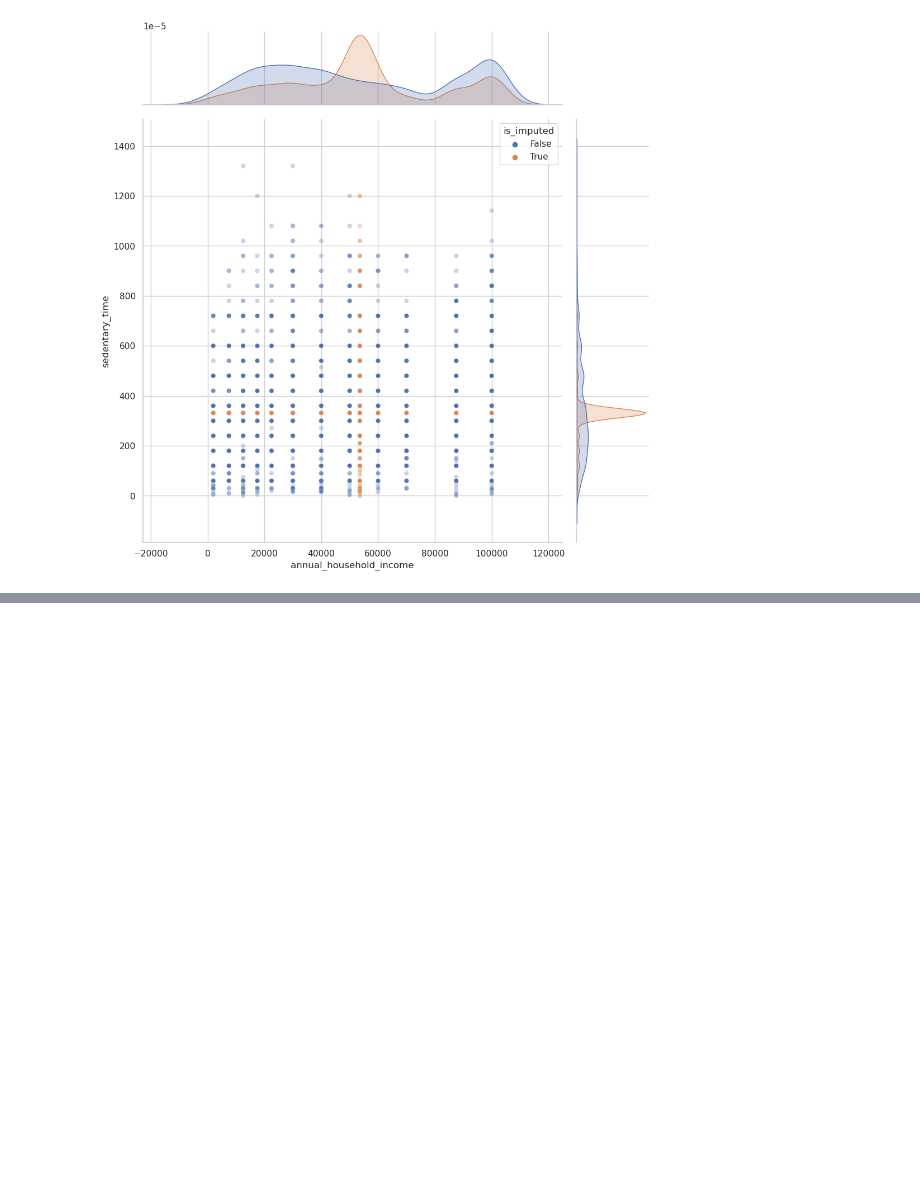
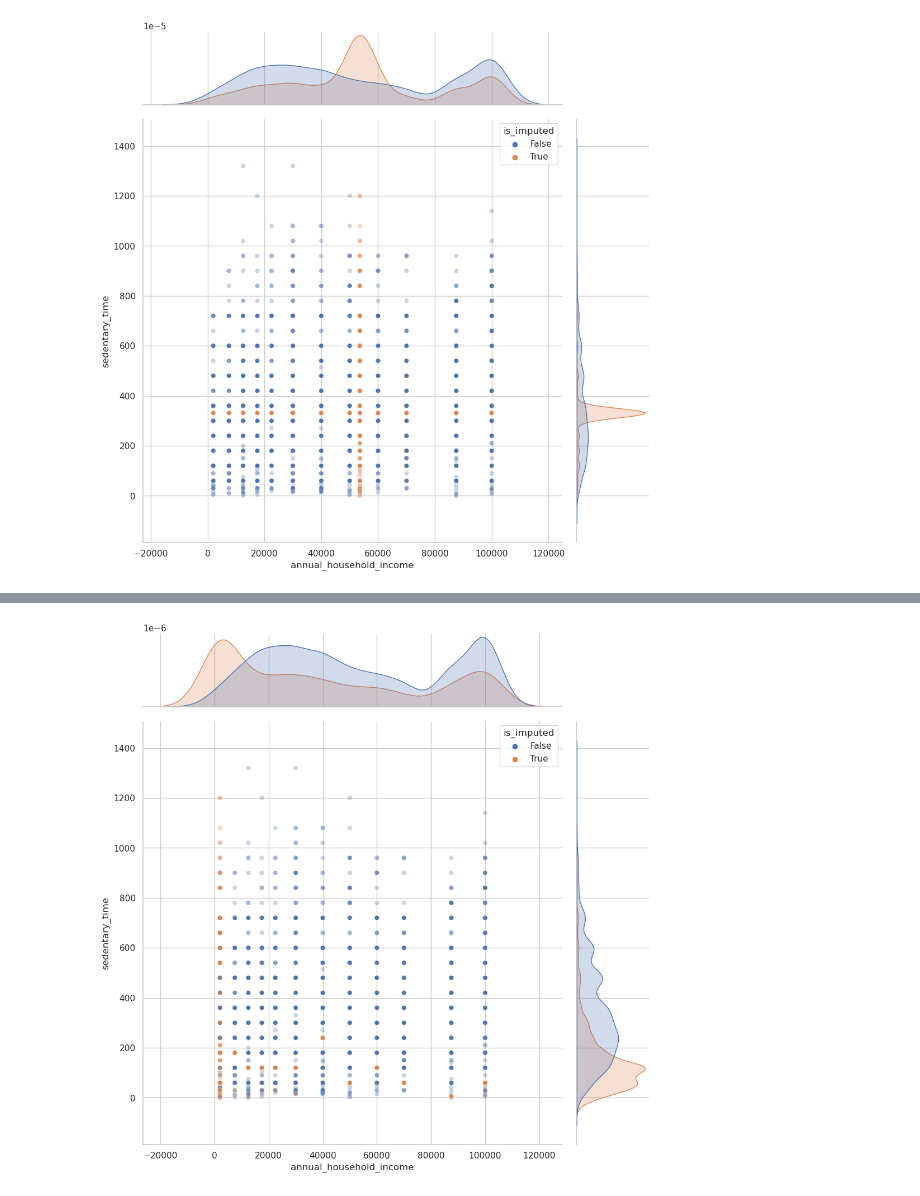
Before and after one commit to fenilenvinileno97/missing-values, a Jupyter notebook: notebooks/nhanes-imputing.ipynb, the cells around one changed output, grey strips where cells are left out. Cells and saved outputs as stored; diff of their text form; code cells hidden in the pictures; blank space fills up the shorter version.

```diff
--- a/notebooks/nhanes-imputing.ipynb
+++ b/notebooks/nhanes-imputing.ipynb
@@ -434,0 +486,34 @@ plt.show()
+# %%
+(
+    activity_df
+    .select_columns("age", "gender", "marital_status", "annual_household_income", "sedentary_time")
+    .sort_values(
+        by=["gender", "marital_status", "annual_household_income", "sedentary_time"],
+        ascending=True
+    )
+    .missing.bind_shadow_matrix(
+        true_string=True,
+        false_string=False,
+        suffix="_imp"
+    )
+    .transform_column(
+        column_name="sedentary_time",
+        function=lambda x:x.bfill(),
+        elementwise=False
+    )
+    .transform_column(
+        column_name="annual_household_income",
+        function=lambda x:x.bfill(),
+        elementwise=False
+    )
+    .missing.scatter_imputation_plot(
+        x="annual_household_income",
+        y="sedentary_time",
+        show_marginal=True,
+        height=10,
+        alpha=0.3
+    )
+
+);
+# %% [output]
+[figure, added]
```
Also changed, not shown: parts of 24 cells of this notebook, 2 other files.
